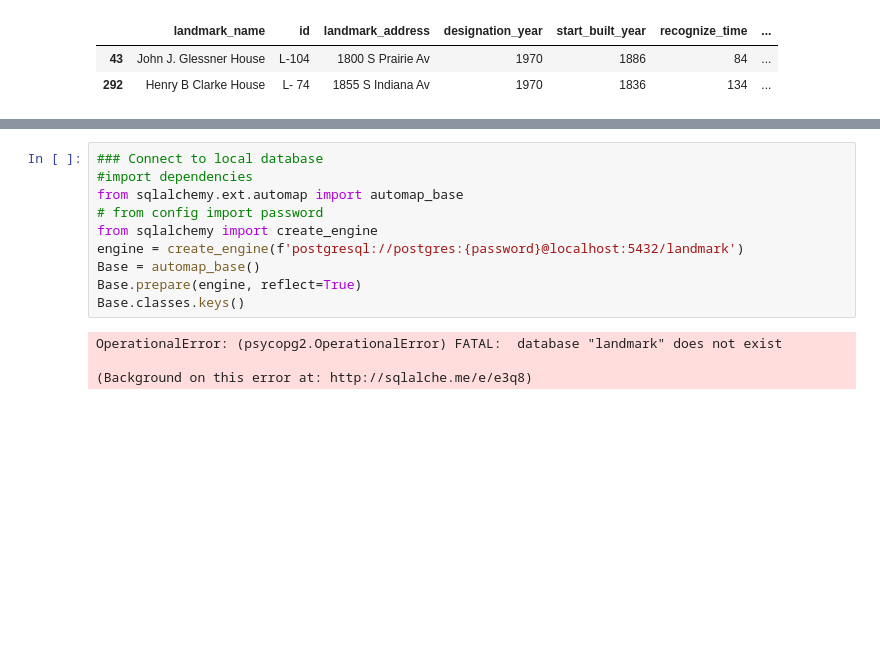
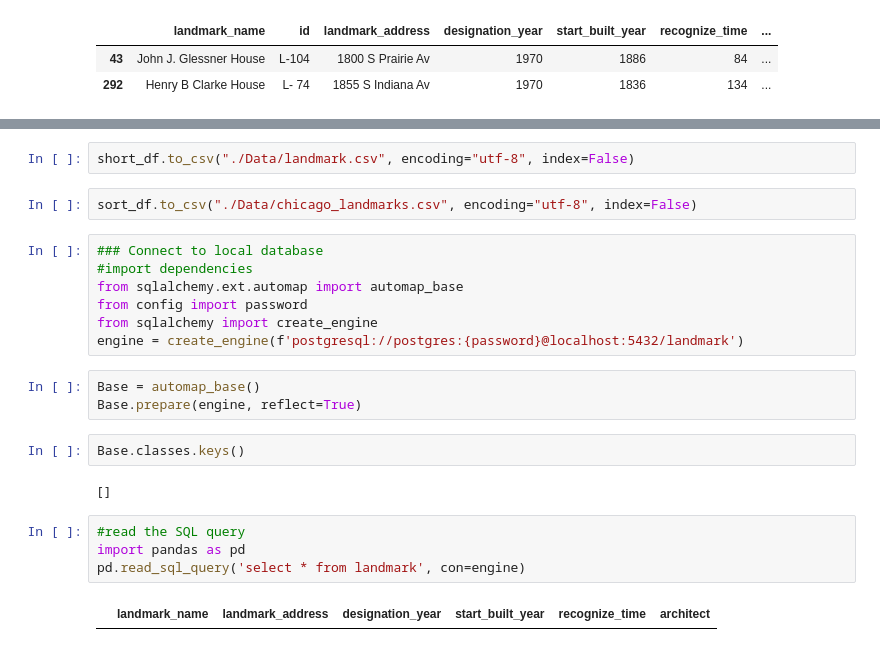
Before and after one commit to liliana-ilut/chicago-landmarks, a Jupyter notebook: data.ipynb, the cells around one changed output, grey strips where cells are left out. Cells and saved outputs as stored; diff of their text form; blank space fills up the shorter version.

Commit message:
create engine

```diff
--- a/data.ipynb
+++ b/data.ipynb
@@ -418,14 +438,24 @@ sort_df.head(10)
+# %%
+short_df.to_csv("./Data/landmark.csv", encoding="utf-8", index=False)
+# %%
+sort_df.to_csv("./Data/chicago_landmarks.csv", encoding="utf-8", index=False)
 # %%
 ### Connect to local database
 #import dependencies
 from sqlalchemy.ext.automap import automap_base
-# from config import password
+from config import password
 from sqlalchemy import create_engine
 engine = create_engine(f'postgresql://postgres:{password}@localhost:5432/landmark')
-Base = automap_base()
-Base.prepare(engine, reflect=True)
-Base.classes.keys()
-# %% [output]
-OperationalError: (psycopg2.OperationalError) FATAL:  database "landmark" does not exist
-
-(Background on this error at: http://sqlalche.me/e/e3q8)
+# %%
+Base = automap_base()
+Base.prepare(engine, reflect=True)
+# %%
+Base.classes.keys()
+# %% [output]
+[]
+# %%
+#read the SQL query
+import pandas as pd
+pd.read_sql_query('select * from landmark', con=engine)
+# %% [output]
+|  | landmark_name | landmark_address | designation_year | start_built_year | recognize_time | architect |
```
Also changed, not shown: parts of 6 cells of this notebook, 3 other files.
